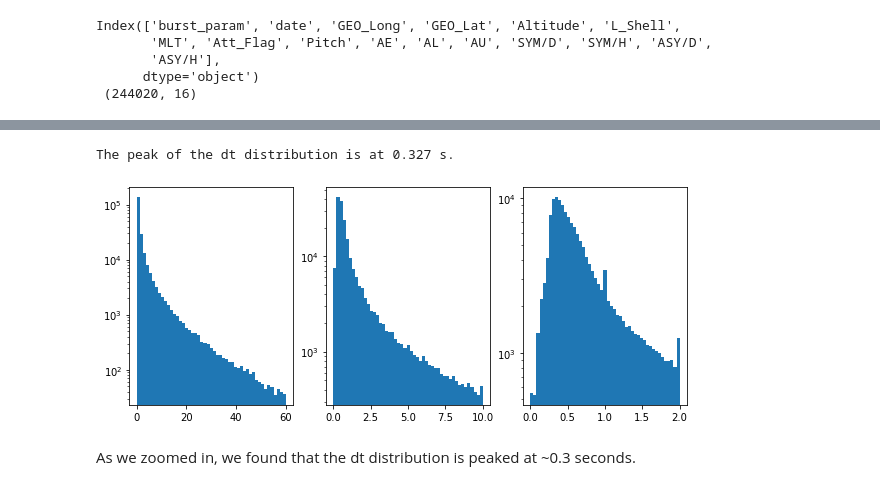
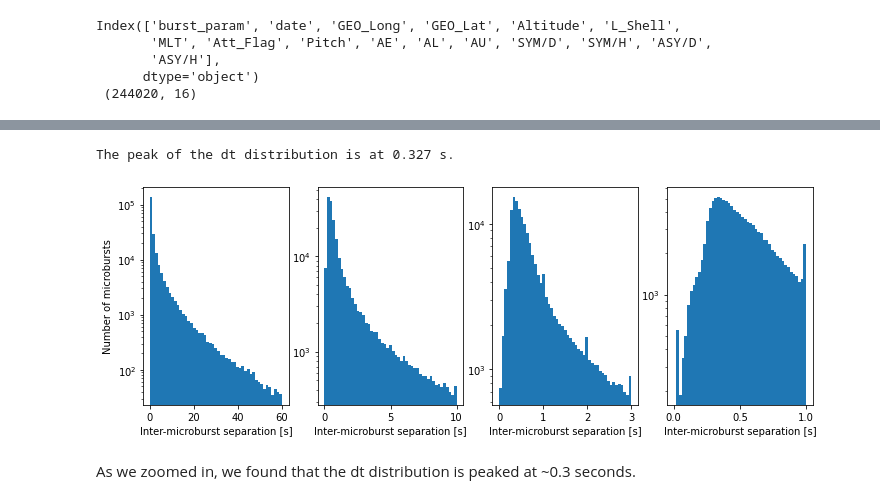
Before and after one commit to mshumko/sampex_microburst_indices, a Jupyter notebook: sampex_microburst_indices/analysis/microburst_trains.ipynb, the cells around one changed output, grey strips where cells are left out. Cells and saved outputs as stored; diff of their text form; code cells hidden in the pictures.

```diff
--- a/sampex_microburst_indices/analysis/microburst_trains.ipynb
+++ b/sampex_microburst_indices/analysis/microburst_trains.ipynb
@@ -50,17 +50,20 @@ Name: dt, Length: 244019, dtype: float64
 # %%
-fig, ax = plt.subplots(1, 3, figsize=(10, 4))
+fig, ax = plt.subplots(1, 4, figsize=(12, 4))
 ax[0].hist(cat['dt'], bins=np.linspace(0, 60))
 ax[1].hist(cat['dt'], bins=np.linspace(0, 10))
-ax[2].hist(cat['dt'], bins=np.linspace(0, 2));
+ax[2].hist(cat['dt'], bins=np.linspace(0, 3))
+ax[3].hist(cat['dt'], bins=np.linspace(0, 1))
 
 for ax_i in ax:
     ax_i.set_yscale('log');
+    ax_i.set_xlabel('Inter-microburst separation [s]')
+ax[0].set_ylabel('Number of microbursts')
 
 H, bins = np.histogram(cat['dt'], bins=np.linspace(0, 2))
 print(f'The peak of the dt distribution is at {round(bins[np.argmax(H)], 3)} s.')
 # %% [output]
 The peak of the dt distribution is at 0.327 s.
-[figure, old version]
+[figure, new version]
 # %% [markdown]
 As we zoomed in, we found that the dt distribution is peaked at ~0.3 seconds.
 # %%
```
Also changed, not shown: parts of 7 cells of this notebook.
